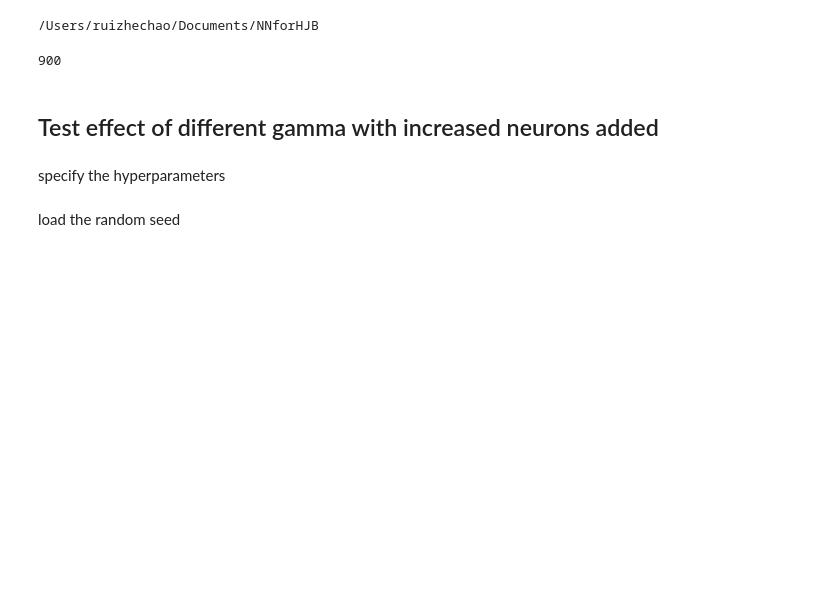
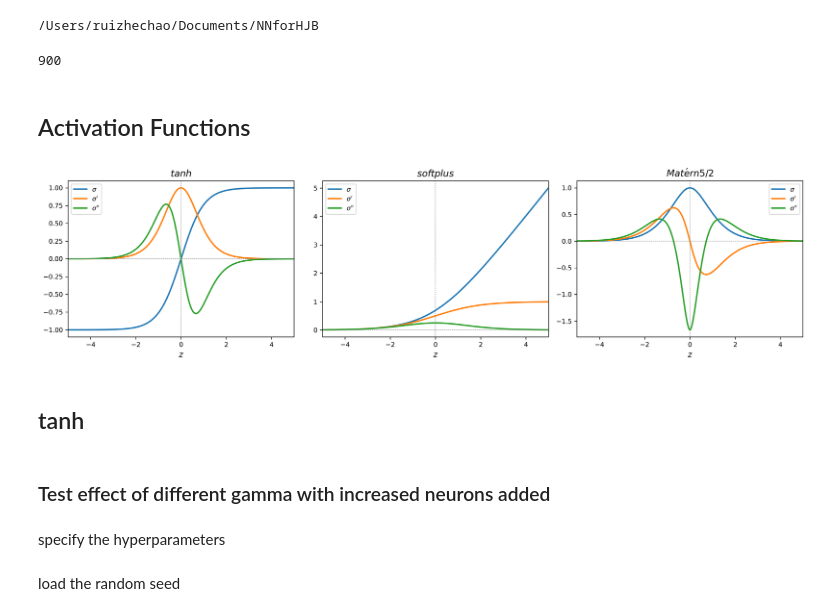
Before and after one commit to KeWu5678/NNforHJB, a Jupyter notebook: notebook/pdpa_vdp.ipynb, the cells around one changed output. Drawn from its saved outputs; the diff is of its cells as text; code cells hidden in the pictures; blank space fills up the shorter version.

```diff
--- a/notebook/pdpa_vdp.ipynb
+++ b/notebook/pdpa_vdp.ipynb
@@ -34,8 +34,55 @@ data_dict = {
     "v": np.asarray(data["v"], dtype=np.float64),    # shape (N,)
     "dv": np.asarray(data["dv"], dtype=np.float64),  # shape (N, 2)
 }
+# %% [markdown]
+## Activation Functions
+# %%
+import torch
+import torch.nn.functional as F
+import matplotlib.pyplot as plt
+from src.activations import matern52
+
+%config InlineBackend.figure_format = 'retina'
+
+def compute_derivatives(fn, z):
+    z1 = z.clone().requires_grad_(True)
+    y = fn(z1)
+    dy = torch.autograd.grad(y.sum(), z1, create_graph=True)[0]
+    d2y = torch.autograd.grad(dy.sum(), z1)[0]
+    return y.detach().numpy(), dy.detach().numpy(), d2y.detach().numpy()
+
+z = torch.linspace(-5, 5, 500, dtype=torch.float64)
+zn = z.numpy()
+
+funcs = [
+    ("tanh", torch.tanh),
+    ("softplus", F.softplus),
+    ("Mat\\'ern 5/2", matern52),
+]
+
+fig, axes = plt.subplots(1, 3, figsize=(15, 4), dpi=150)
+
+for ax, (name, fn) in zip(axes, funcs):
+    y, dy, d2y = compute_derivatives(fn, z)
+    ax.plot(zn, y, linewidth=2, label="$\\sigma$")
+    ax.plot(zn, dy, linewidth=2, label="$\\sigma'$")
+    ax.plot(zn, d2y, linewidth=2, label="$\\sigma''$")
+    ax.axhline(0, color="grey", linewidth=0.5, linestyle="--")
+    ax.axvline(0, color="grey", linewidth=0.5, linestyle="--")
+    ax.set_title(f"${name}$", fontsize=13)
+    ax.set_xlabel("$z$", fontsize=11)
+    ax.tick_params(labelsize=9)
+    ax.set_xlim(-5, 5)
+    ax.legend(fontsize=9)
+
+fig.tight_layout()
+plt.show()
+# %% [output]
+[figure, added]
+# %% [markdown]
+## tanh
 # %% [markdown]
-## Test effect of different gamma with increased neurons added
+### Test effect of different gamma with increased neurons added
 # %% [markdown]
 specify the hyperparameters
 # %%
```
Also changed, not shown: parts of 63 cells of this notebook, 41 other files.
